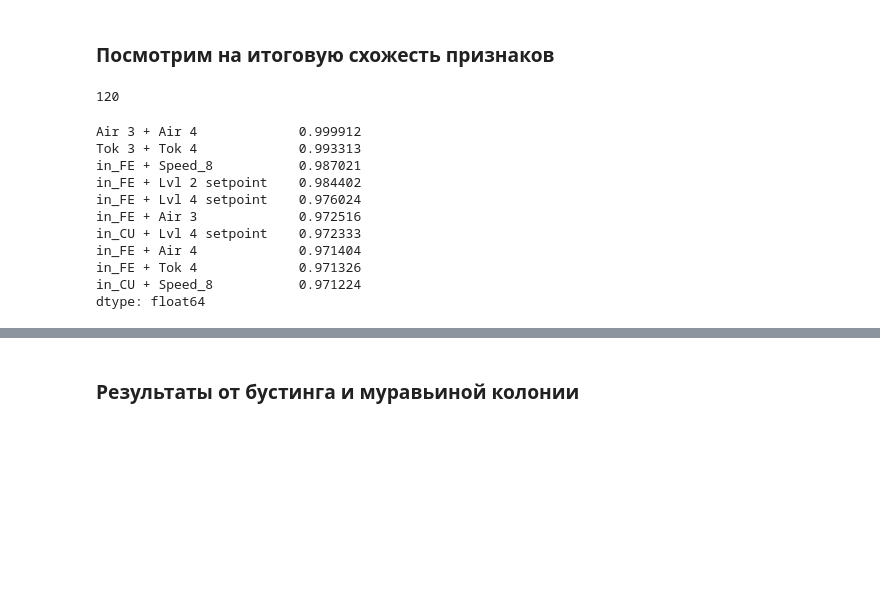
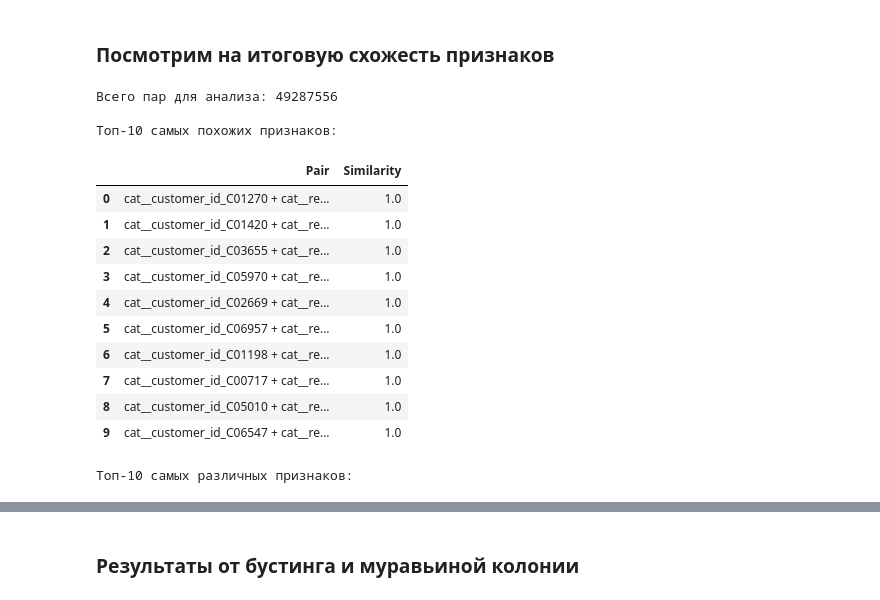
Before and after one commit to sircuspelle/e-commerce-feature-selection, a Jupyter notebook: methOpt_HW_3.ipynb, the cells around one changed output, grey strips where cells are left out. Drawn from its saved outputs; the diff is of its cells as text; code cells hidden in the pictures; blank space fills up the shorter version.

```diff
--- a/methOpt_HW_3.ipynb
+++ b/methOpt_HW_3.ipynb
@@ -361,29 +507,52 @@ for a in range(5):
 # %% [markdown]
 ### Посмотрим на итоговую схожесть признаков
 # %%
-all_sims = []
-all_pairs = []
-for i, name1 in enumerate(all_input_names):
-    for j, name2 in enumerate(all_input_names):
-        if j > i:
-            #print(name1, name2, get_sim(i,j))
-            all_sims.append(get_sim(i,j))
-            all_pairs.append(name1+' + '+name2)
+import numpy as np
+import pandas as pd
 
-series = pd.Series(data=all_sims, index=all_pairs)
-print(len(series))
-display(series.sort_values(ascending=False)[:10])
-display(series.sort_values(ascending=True)[:10])
+# Вместо перебора 49 миллионов пар в цикле (что занимает вечность),
+# используем матричные операции и индексы.
+
+# 1. Берем только верхний треугольник матрицы (выше диагонали), чтобы не дублировать пары
+# и не считать сходство признака с самим собой (диагональ)
+iu = np.triu_indices(sim_matrix.shape[0], k=1)
+tri_sims = sim_matrix[iu]
+
+def get_top_pairs(sim_values, indices, names, top_n=10, ascending=False):
+    # Сортируем только нужную часть данных
+    if ascending:
+        sorted_idx = np.argsort(sim_values)[:top_n]
+    else:
+        sorted_idx = np.argsort(sim_values)[::-1][:top_n]
+
+    results = []
+    for idx in sorted_idx:
+        i_idx = indices[0][idx]
+        j_idx = indices[1][idx]
+        pair_name = f"{names[i_idx]} + {names[j_idx]}"
+        results.append({"Pair": pair_name, "Similarity": sim_values[idx]})
+    return pd.DataFrame(results)
+
+print(f"Всего пар для анализа: {len(tri_sims)}")
+
+print("\nТоп-10 самых похожих признаков:")
+display(get_top_pairs(tri_sims, iu, all_input_names, top_n=10, ascending=False))
+
+print("\nТоп-10 самых различных признаков:")
+display(get_top_pairs(tri_sims, iu, all_input_names, top_n=10, ascending=True))
 # %% [output]
-120
+Всего пар для анализа: 49287556
+
+Топ-10 самых похожих признаков:
+|  | Pair | Similarity |
+| 0 | cat__customer_id_C01270 + cat__re... | 1.0 |
+| 1 | cat__customer_id_C01420 + cat__re... | 1.0 |
+| 2 | cat__customer_id_C03655 + cat__re... | 1.0 |
+| 3 | cat__customer_id_C05970 + cat__re... | 1.0 |
+| 4 | cat__customer_id_C02669 + cat__re... | 1.0 |
+| 5 | cat__customer_id_C06957 + cat__re... | 1.0 |
+| 6 | cat__customer_id_C01198 + cat__re... | 1.0 |
+| 7 | cat__customer_id_C00717 + cat__re... | 1.0 |
+| 8 | cat__customer_id_C05010 + cat__re... | 1.0 |
+| 9 | cat__customer_id_C06547 + cat__re... | 1.0 |
-Air 3 + Air 4             0.999912
-Tok 3 + Tok 4             0.993313
-in_FE + Speed_8           0.987021
-in_FE + Lvl 2 setpoint    0.984402
-in_FE + Lvl 4 setpoint    0.976024
-in_FE + Air 3             0.972516
-in_CU + Lvl 4 setpoint    0.972333
-in_FE + Air 4             0.971404
-in_FE + Tok 4             0.971326
-in_CU + Speed_8           0.971224
-dtype: float64
+Топ-10 самых различных признаков:
```
Also changed, not shown: parts of 21 cells of this notebook.
